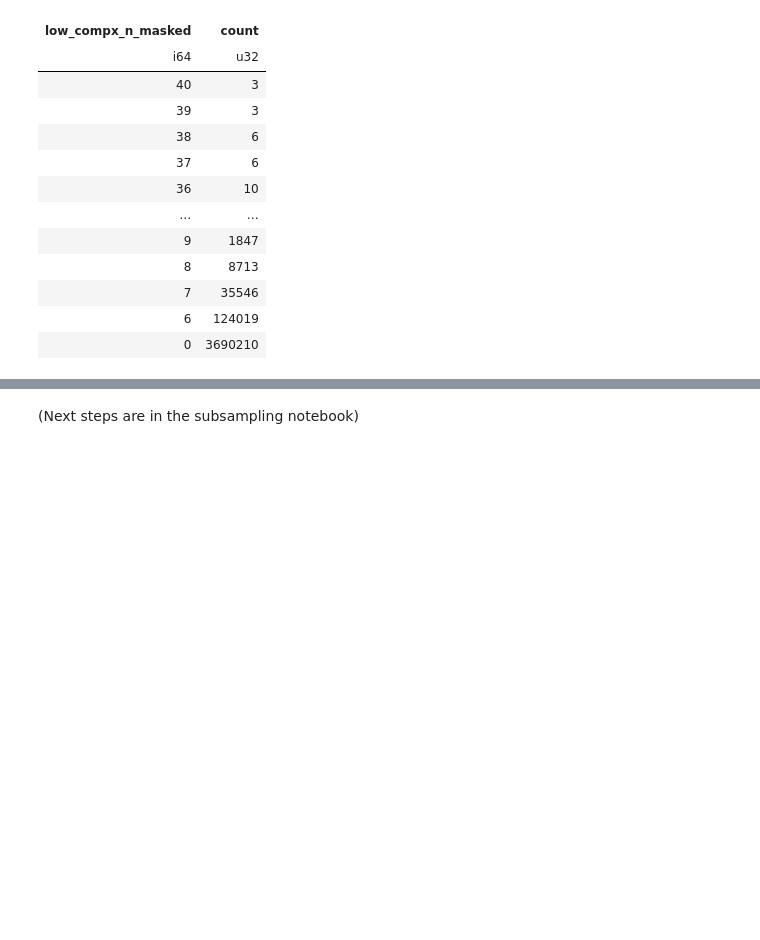
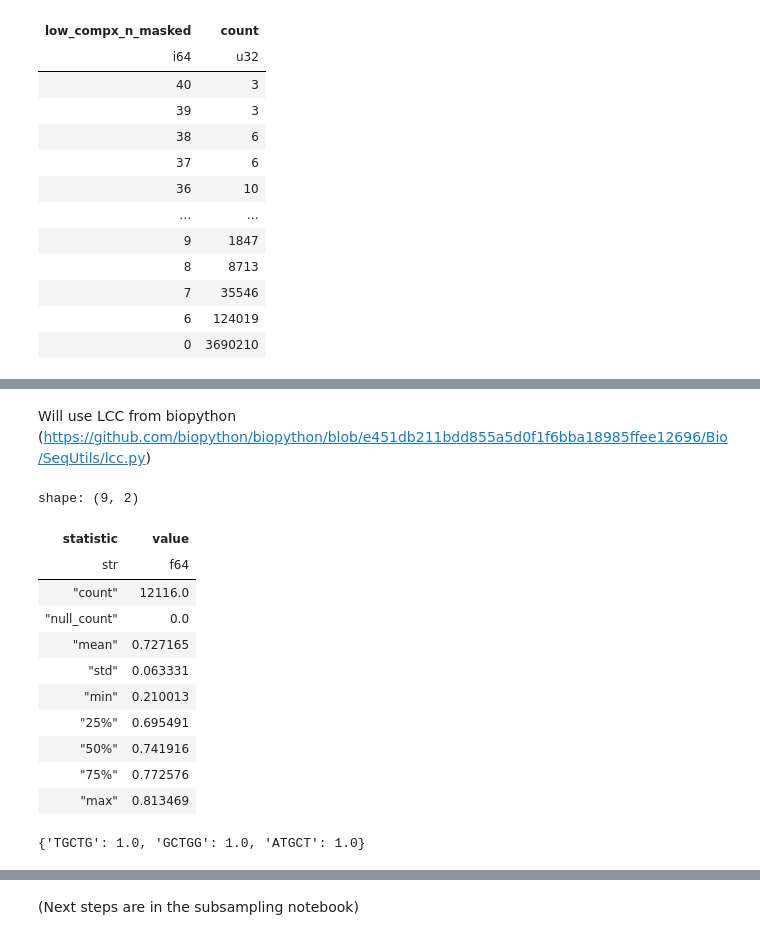
Before and after one commit to rickbeeloo/spacer_matching_bench, a Jupyter notebook: notebooks/fetch_real_data.ipynb, the cells around one changed output, grey strips where cells are left out. Saved outputs shown, nothing was run; the diff lists cells and outputs as text; code cells hidden in the pictures; blank space fills up the shorter version.

```diff
--- a/notebooks/fetch_real_data.ipynb
+++ b/notebooks/fetch_real_data.ipynb
@@ -312,3 +330,5 @@ shape: (1_260, 9)
 | "GCF_900230225.1:NZ_OCNH0100000… | "CNNNNNNNNNNNNNNNNNNNNNNNNNNNNN… | 36 | 0.944444 | 0.0 | 0.0 | 0.055556 | 0.0 | 0 |
 | "MGYG000295335:MGYG000295335_13… | "ACACACANNNNNNNNNNNNNNNNNNNNN" | 28 | 0.75 | 0.142857 | 0.0 | 0.107143 | 0.0 | 0 |
 | "MGYG000334016:MGYG000334016_12… | "NNNNNNNNNNNNNNNNNNNNNNNNNNNNNN… | 37 | 1.0 | 0.0 | 0.0 | 0.0 | 0.0 | 0 |
+# %% [markdown]
+Will use LCC from biopython (https://github.com/biopython/biopython/blob/e451db211bdd855a5d0f1f6bba18985ffee12696/Bio/SeqUtils/lcc.py)
@@ -314,0 +476,56 @@ shape: (1_260, 9)
+# %%
+testdf = spacer_df.head(12116)
+testdf = testdf.with_columns(
+    pl.col("seq").map_elements(lambda x: lcc_simp(x), return_dtype=pl.Float64).alias("lcc")
+)
+testdf["lcc"].describe()
+# testdf.filter(pl.col("lcc") < 0)
+# testdf.filter(pl.col("lcc") < 0).head(3)
+# %% [output]
+shape: (9, 2)
+| statistic | value |
+| str | f64 |
+| "count" | 12116.0 |
+| "null_count" | 0.0 |
+| "mean" | 0.727165 |
+| "std" | 0.063331 |
+| "min" | 0.210013 |
+| "25%" | 0.695491 |
+| "50%" | 0.741916 |
+| "75%" | 0.772576 |
+| "max" | 0.813469 |
+# %%
+import kcounter
+def test_kmer(seq):
+	flag = ""
+	# print(f"SEQ ==> {seq}")
+	if "N" in seq or "n" in seq:
+		flag = "low_complexity_N"
+	else:
+		for i in range(8,1,-1):
+			counts = list(kcounter.count_kmers(seq, i, canonical_kmers=False).values())
+			# print(f"\t{counts}")
+			max_c = max(counts)
+			ratio = max_c / sum(counts)
+			# print(f"{seq} // {i} // {max(counts)} // {sum(counts)} // {ratio} // {counts}")
+			# if ratio > 0.3: ## Most frequent k-mer above 30%, we flag
+			### Empirical thresholds for now
+			if i>=6 and max_c>=2: ## most frequent kmer is found twice or more for k=6, 7, or 8 -> we flag
+				flag = "low_complexity_kmer" + str(i)
+				break
+			elif i==5 and max_c>=3: ## most frequent kmer is found three times or more for k=5 -> we flag
+				flag = "low_complexity_kmer" + str(i)
+				break
+			elif i==4 and ratio>=0.15: ## most frequent kmer is found at a frequency above 15% for k=4 -> we flag
+				flag = "low_complexity_kmer" + str(i)
+				break
+			elif i==3 and ratio>=0.2: ## most frequent kmer is found at a frequency above 20% for k=3 -> we flag
+				flag = "low_complexity_kmer" + str(i)
+				break
+			elif i==2 and ratio>=0.3: ## most frequent kmer is found at a frequency above 30% for k=2 -> we flag
+				flag = "low_complexity_kmer" + str(i)
+				break
+	return flag
+kcounter.count_kmers("ATGCTGG",5)
+# %% [output]
+{'TGCTG': 1.0, 'GCTGG': 1.0, 'ATGCT': 1.0}
```
Also changed, not shown: parts of 15 cells of this notebook, 1 other file.
